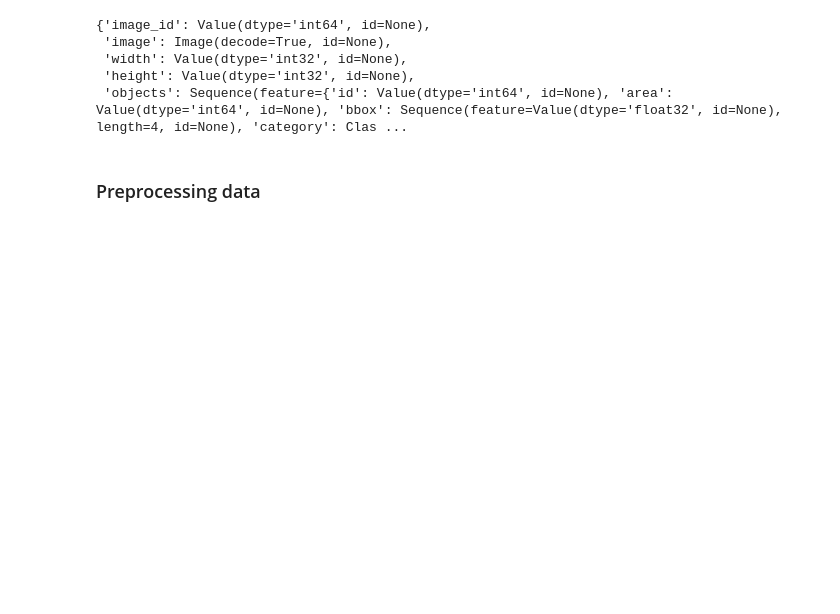
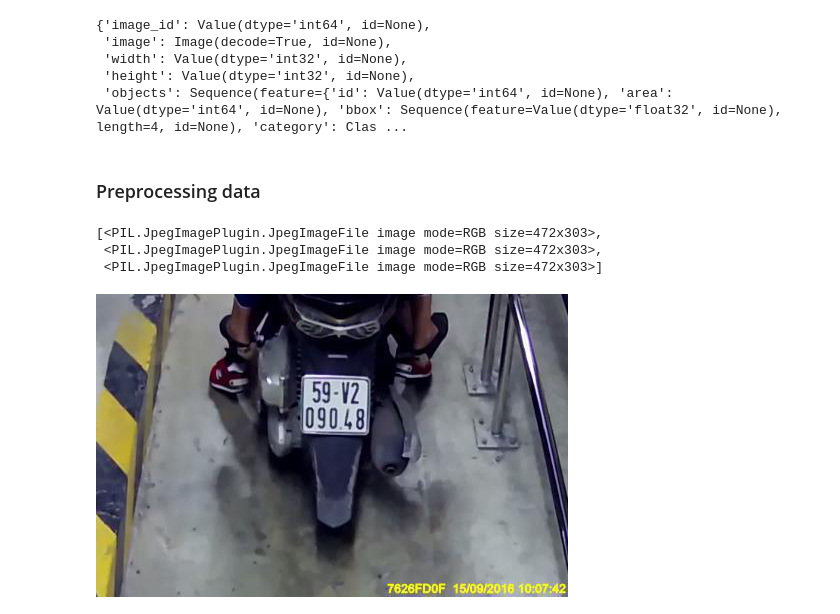
Before and after one commit to BenjaSar/VpC2, a Jupyter notebook: VpC2.ipynb, the cells around one changed output. Cells and saved outputs as stored; diff of their text form; code cells hidden in the pictures; blank space fills up the shorter version.

Commit message:
Load train and test datasets

```diff
--- a/VpC2.ipynb
+++ b/VpC2.ipynb
@@ -45,3 +50,3 @@ from torchvision.transforms import Compose, Normalize, RandomResizedCrop, ColorJ
 # %%
 
-data_set = load_dataset("keremberke/license-plate-object-detection", name="full", split='train')
+data_set = load_dataset( "keremberke/license-plate-object-detection", name="full")
@@ -48,6 +63,7 @@ data_set = load_dataset("keremberke/license-plate-object-detection", name="full"
 # %%
-# Dataset features
-data_set.features
+# Train Dataset features
+ds_train=data_set['train']
+ds_train.features
 # %% [output]
 {'image_id': Value(dtype='int64', id=None),
  'image': Image(decode=True, id=None),
@@ -56,6 +72,21 @@ data_set.features
  'objects': Sequence(feature={'id': Value(dtype='int64', id=None), 'area': Value(dtype='int64', id=None), 'bbox': Sequence(feature=Value(dtype='float32', id=None), length=4, id=None), 'category': Clas ...
 # %% [markdown]
 ### Preprocessing data
+# %%
+#List of images
+images = ds_train[:]['image']
+#images
+# %%
+# Extract features from images
+images[:3]
+# %% [output]
+[<PIL.JpegImagePlugin.JpegImageFile image mode=RGB size=472x303>,
+ <PIL.JpegImagePlugin.JpegImageFile image mode=RGB size=472x303>,
+ <PIL.JpegImagePlugin.JpegImageFile image mode=RGB size=472x303>]
+# %%
+images[1]
+# %% [output]
+[figure, added]
 # %%
 # Data augmentation
 tranform_ds = transforms.Compose(
```
Also changed, not shown: parts of 2 cells of this notebook.
